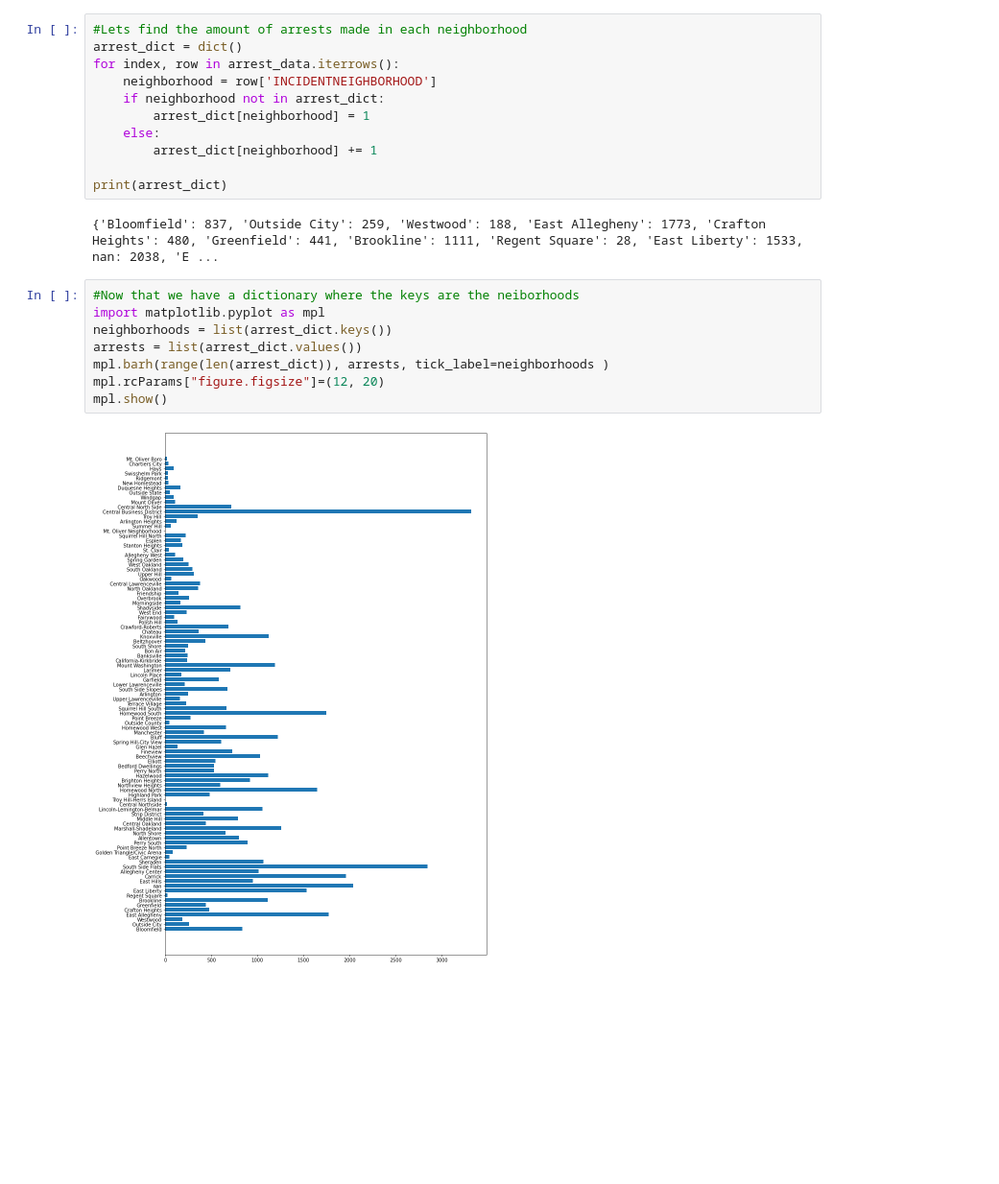
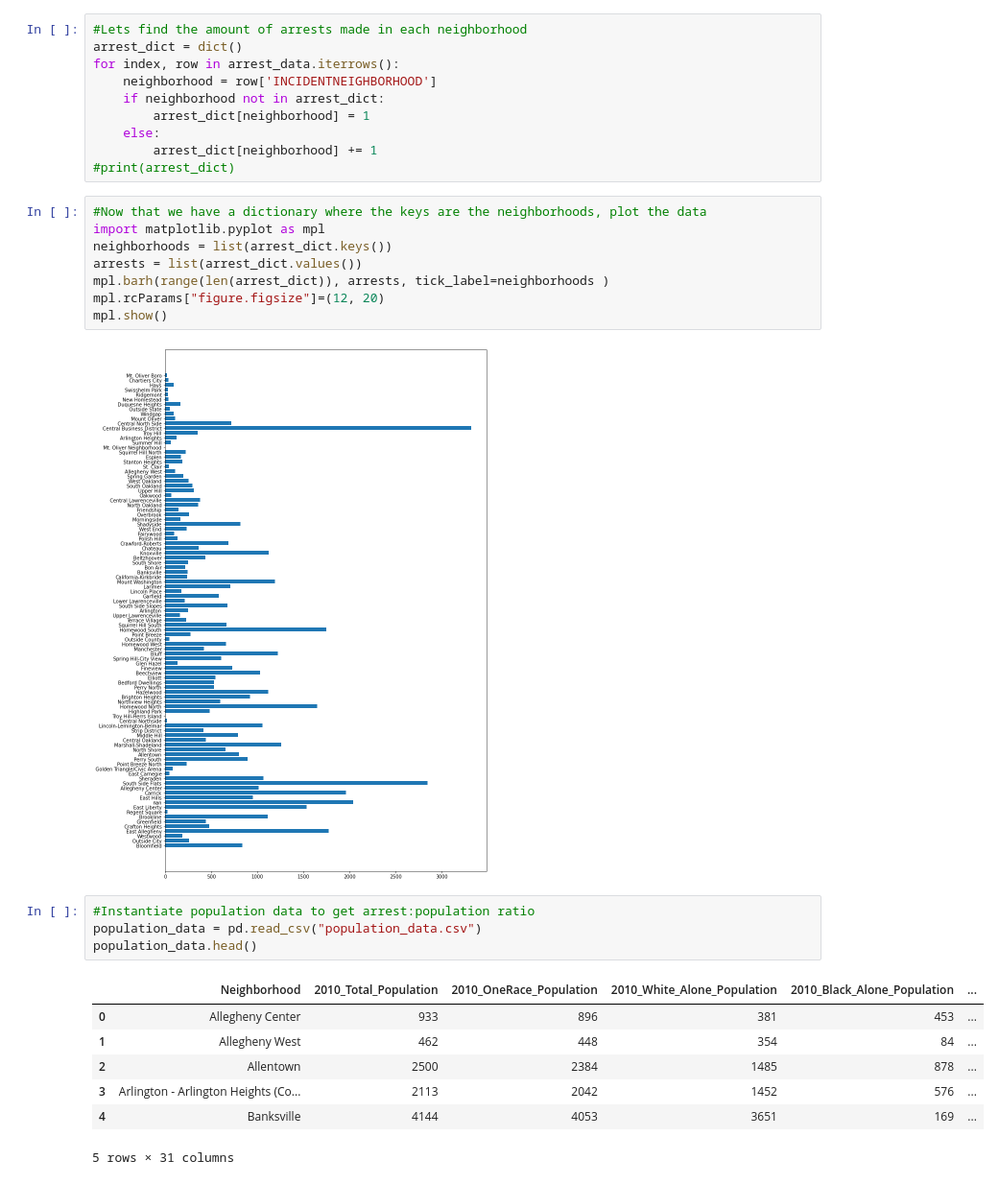
Before and after one commit to Luke135/Final_Project, a Jupyter notebook: Victor_Submetric.ipynb, the cells around one changed output. Shown at 96% size. Cells and saved outputs as stored; diff of their text form; blank space fills up the shorter version.

```diff
--- a/Victor_Submetric.ipynb
+++ b/Victor_Submetric.ipynb
@@ -22,12 +22,9 @@ for index, row in arrest_data.iterrows():
         arrest_dict[neighborhood] = 1
     else:
         arrest_dict[neighborhood] += 1
-
-print(arrest_dict)
+#print(arrest_dict)
-# %% [output]
-{'Bloomfield': 837, 'Outside City': 259, 'Westwood': 188, 'East Allegheny': 1773, 'Crafton Heights': 480, 'Greenfield': 441, 'Brookline': 1111, 'Regent Square': 28, 'East Liberty': 1533, nan: 2038, 'E ...
 # %%
-#Now that we have a dictionary where the keys are the neiborhoods
+#Now that we have a dictionary where the keys are the neighborhoods, plot the data
 import matplotlib.pyplot as mpl
 neighborhoods = list(arrest_dict.keys())
 arrests = list(arrest_dict.values())
@@ -36,3 +33,15 @@ mpl.rcParams["figure.figsize"]=(12, 20)
 mpl.show()
 # %% [output]
 [figure]
+# %%
+#Instantiate population data to get arrest:population ratio
+population_data = pd.read_csv("population_data.csv")
+population_data.head()
+# %% [output]
+|  | Neighborhood | 2010_Total_Population | 2010_OneRace_Population | 2010_White_Alone_Population | 2010_Black_Alone_Population | ... |
+| 0 | Allegheny Center | 933 | 896 | 381 | 453 | ... |
+| 1 | Allegheny West | 462 | 448 | 354 | 84 | ... |
+| 2 | Allentown | 2500 | 2384 | 1485 | 878 | ... |
+| 3 | Arlington - Arlington Heights (Co... | 2113 | 2042 | 1452 | 576 | ... |
+| 4 | Banksville | 4144 | 4053 | 3651 | 169 | ... |
+5 rows × 31 columns
```
Also changed, not shown: parts of 5 cells of this notebook, 1 other file.
